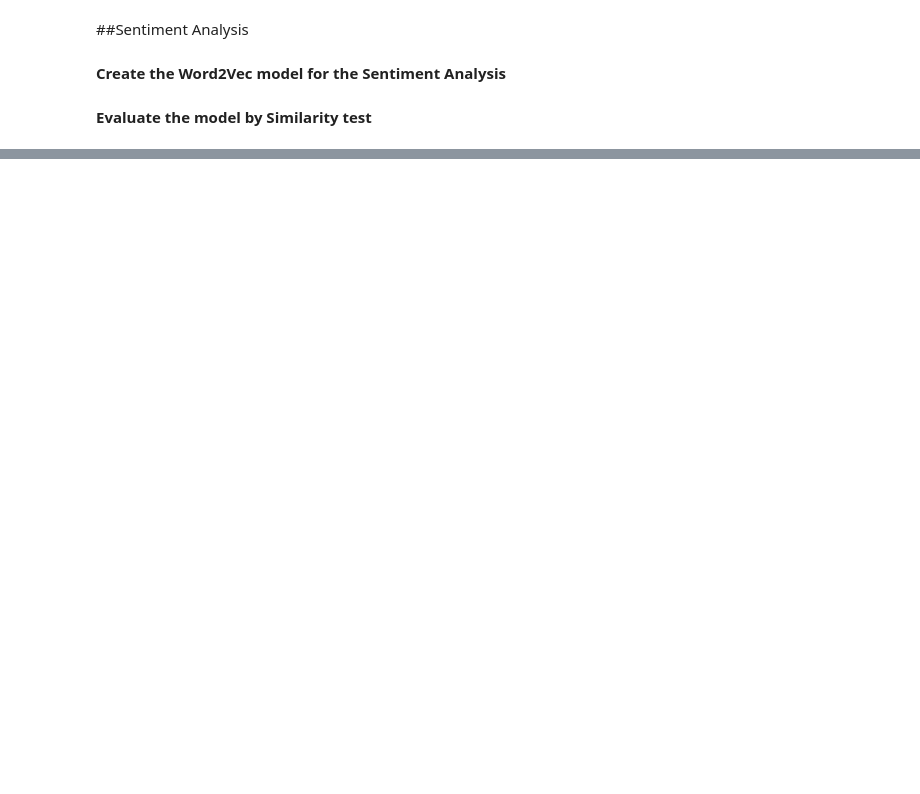
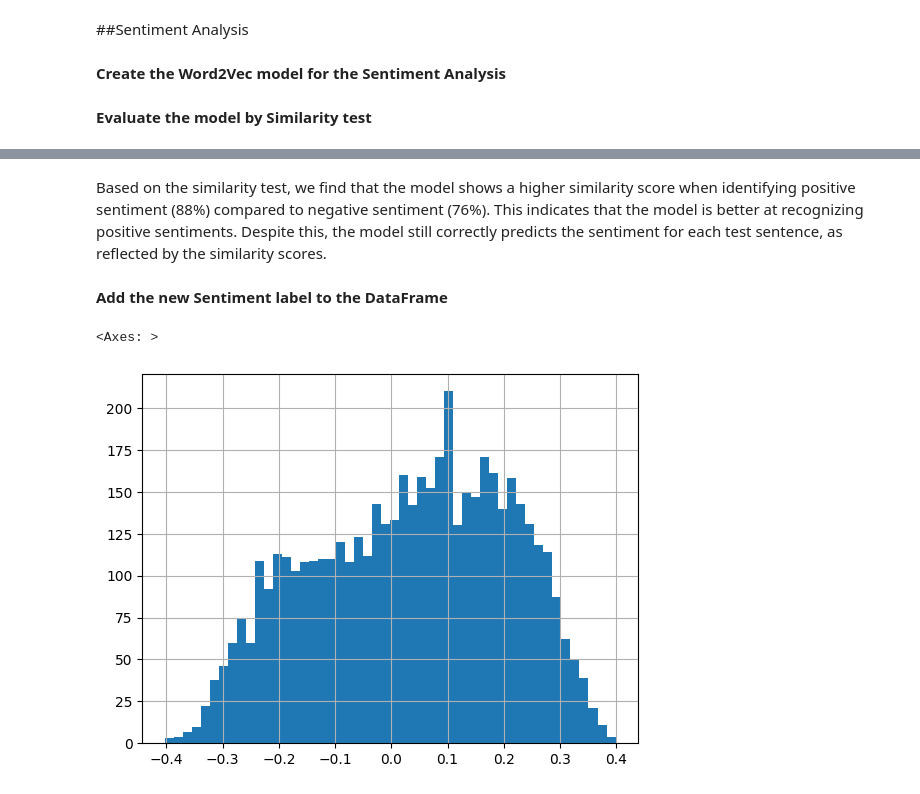
Before and after one commit to kevin-r-murphy/ba820, a Jupyter notebook: BA820.ipynb, the cells around one changed output, grey strips where cells are left out. Saved outputs shown, nothing was run; the diff lists cells and outputs as text; code cells hidden in the pictures; blank space fills up the shorter version.

```diff
--- a/BA820.ipynb
+++ b/BA820.ipynb
@@ -1444,0 +1504,17 @@ sentimen_word2vec.n_similarity(test_sentence, ideal_neg)
+# %% [markdown]
+Based on the similarity test, we find that the model shows a higher similarity score when identifying positive sentiment (88%) compared to negative sentiment (76%). This indicates that the model is better at recognizing positive sentiments. Despite this, the model still correctly predicts the sentiment for each test sentence, as reflected by the similarity scores.
+# %% [markdown]
+**Add the new Sentiment label to the DataFrame**
+# %%
+def sentiment(desc):
+  return sentimen_word2vec.n_similarity(desc, ideal_pos) - sentimen_word2vec.n_similarity(desc, ideal_neg)
+
+df["tokenized_desc"] = toke_desc
+
+
+# Create the histogram of the sentiment score
+sentiment_score = df["tokenized_desc"].apply(lambda x: sentiment(x) if x else None)
+sentiment_score.hist(bins=50)
+# %% [output]
+<Axes: >
+[figure, added]
```
Also changed, not shown: parts of 23 cells of this notebook.
